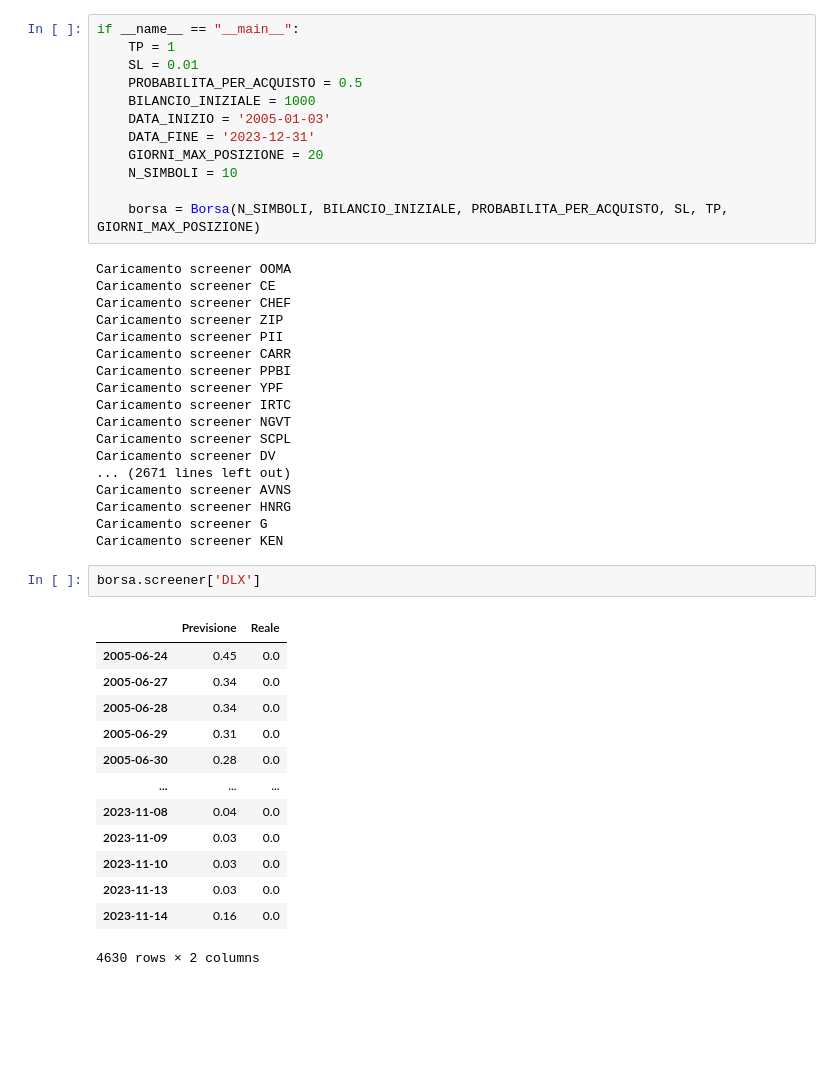
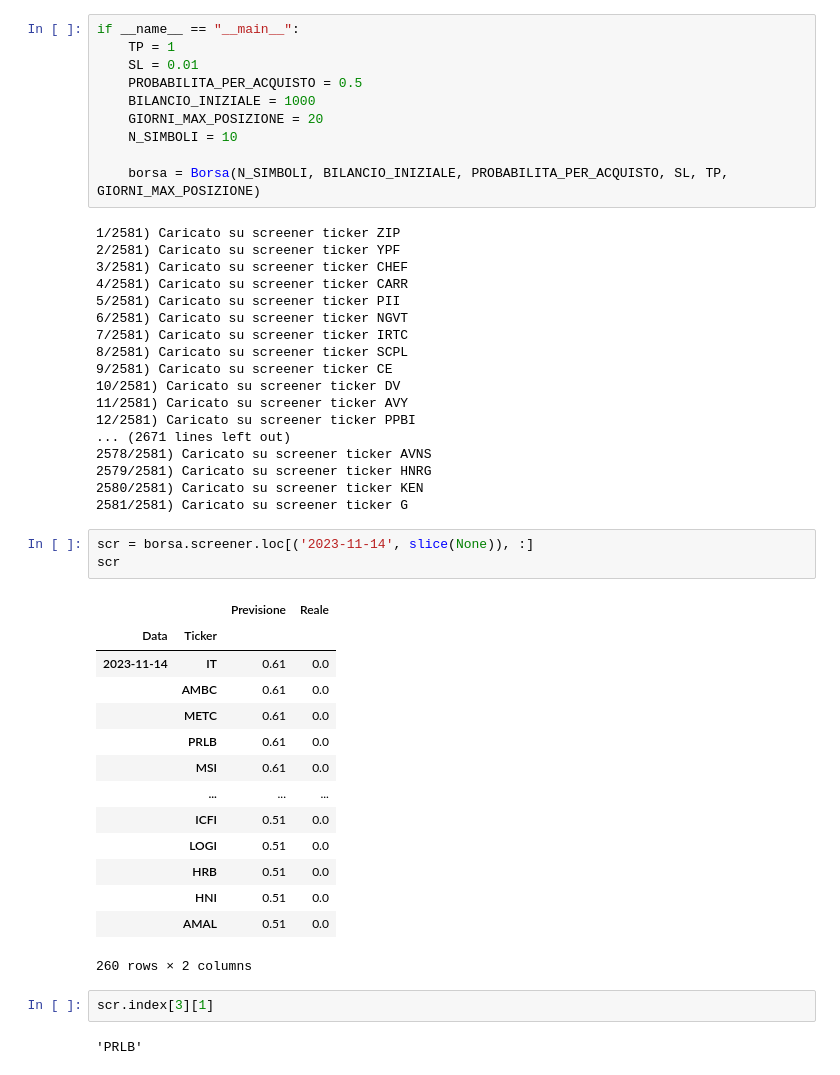
Before and after one commit to enricomarchi/Borsa, a Jupyter notebook: Test_trading_multiplo.ipynb, the cells around one changed output. Drawn from its saved outputs; the diff is of its cells as text; blank space fills up the shorter version.

```diff
--- a/Test_trading_multiplo.ipynb
+++ b/Test_trading_multiplo.ipynb
@@ -334,43 +381,47 @@ if __name__ == "__main__":
     SL = 0.01
     PROBABILITA_PER_ACQUISTO = 0.5
     BILANCIO_INIZIALE = 1000
-    DATA_INIZIO = '2005-01-03'
-    DATA_FINE = '2023-12-31'
     GIORNI_MAX_POSIZIONE = 20
     N_SIMBOLI = 10
 
     borsa = Borsa(N_SIMBOLI, BILANCIO_INIZIALE, PROBABILITA_PER_ACQUISTO, SL, TP, GIORNI_MAX_POSIZIONE)
 # %% [output]
-Caricamento screener OOMA
-Caricamento screener CE
-Caricamento screener CHEF
-Caricamento screener ZIP
-Caricamento screener PII
-Caricamento screener CARR
-Caricamento screener PPBI
-Caricamento screener YPF
-Caricamento screener IRTC
-Caricamento screener NGVT
-Caricamento screener SCPL
-Caricamento screener DV
+1/2581) Caricato su screener ticker ZIP
+2/2581) Caricato su screener ticker YPF
+3/2581) Caricato su screener ticker CHEF
+4/2581) Caricato su screener ticker CARR
+5/2581) Caricato su screener ticker PII
+6/2581) Caricato su screener ticker NGVT
+7/2581) Caricato su screener ticker IRTC
+8/2581) Caricato su screener ticker SCPL
+9/2581) Caricato su screener ticker CE
+10/2581) Caricato su screener ticker DV
+11/2581) Caricato su screener ticker AVY
+12/2581) Caricato su screener ticker PPBI
 ... (2671 lines left out)
-Caricamento screener AVNS
-Caricamento screener HNRG
-Caricamento screener G
-Caricamento screener KEN
+2578/2581) Caricato su screener ticker AVNS
+2579/2581) Caricato su screener ticker HNRG
+2580/2581) Caricato su screener ticker KEN
+2581/2581) Caricato su screener ticker G
-# %%
-borsa.screener['DLX']
-# %% [output]
-|  | Previsione | Reale |
-| 2005-06-24 | 0.45 | 0.0 |
-| 2005-06-27 | 0.34 | 0.0 |
-| 2005-06-28 | 0.34 | 0.0 |
-| 2005-06-29 | 0.31 | 0.0 |
-| 2005-06-30 | 0.28 | 0.0 |
-| ... | ... | ... |
-| 2023-11-08 | 0.04 | 0.0 |
-| 2023-11-09 | 0.03 | 0.0 |
-| 2023-11-10 | 0.03 | 0.0 |
-| 2023-11-13 | 0.03 | 0.0 |
-| 2023-11-14 | 0.16 | 0.0 |
-4630 rows × 2 columns
+# %%
+scr = borsa.screener.loc[('2023-11-14', slice(None)), :]
+scr
+# %% [output]
+|  |  | Previsione | Reale |
+| Data | Ticker |  |  |
+| 2023-11-14 | IT | 0.61 | 0.0 |
+|  | AMBC | 0.61 | 0.0 |
+|  | METC | 0.61 | 0.0 |
+|  | PRLB | 0.61 | 0.0 |
+|  | MSI | 0.61 | 0.0 |
+|  | ... | ... | ... |
+|  | ICFI | 0.51 | 0.0 |
+|  | LOGI | 0.51 | 0.0 |
+|  | HRB | 0.51 | 0.0 |
+|  | HNI | 0.51 | 0.0 |
+|  | AMAL | 0.51 | 0.0 |
+260 rows × 2 columns
+# %%
+scr.index[3][1]
+# %% [output]
+'PRLB'
```
Also changed, not shown: parts of 1 cell of this notebook, 1 other file.
